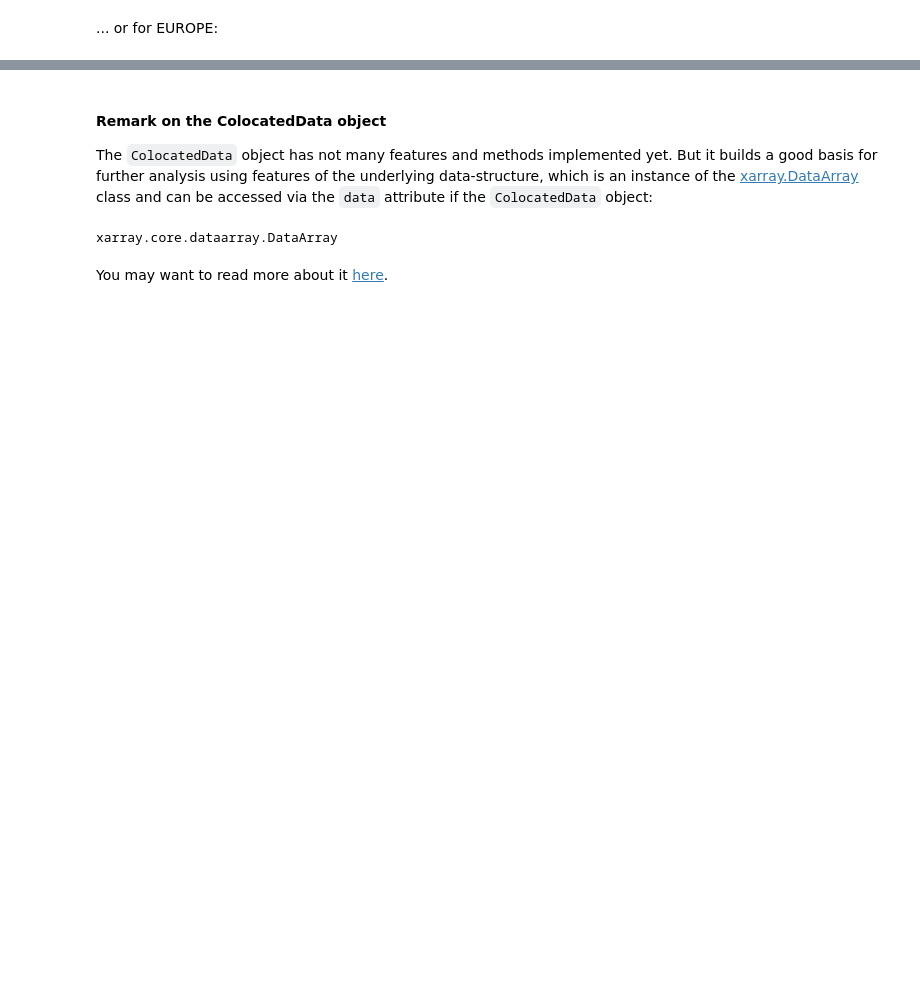
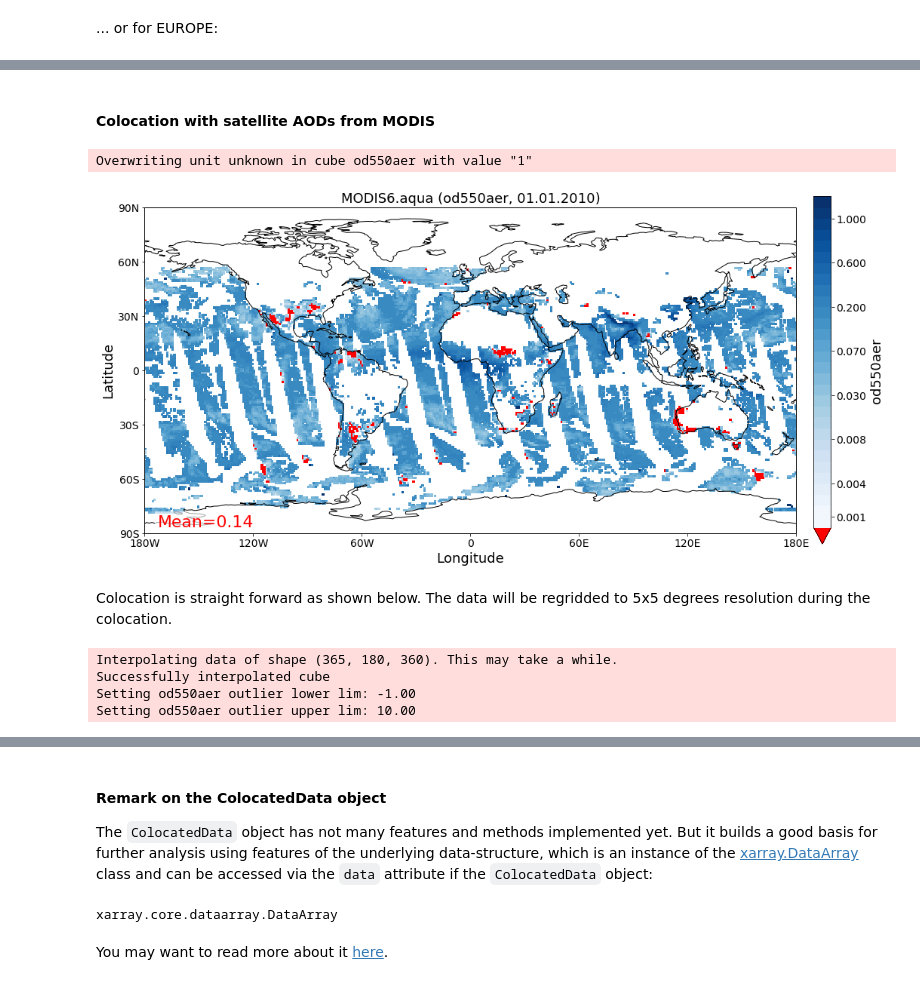
Before and after one commit to metno/pyaerocom-tutorials, a Jupyter notebook: notebooks/tut00_get_started.ipynb, the cells around one changed output, grey strips where cells are left out. Drawn from its saved outputs; the diff is of its cells as text; code cells hidden in the pictures; blank space fills up the shorter version.

```diff
--- a/notebooks/tut00_get_started.ipynb
+++ b/notebooks/tut00_get_started.ipynb
@@ -560,0 +558,22 @@ Successfully interpolated cube
+# %% [markdown]
+#### Colocation with satellite AODs from MODIS
+# %%
+sat_data = pya.io.ReadGridded('MODIS6.aqua').read_var('od550aer', start=2010)
+sat_data.quickplot_map(vmin=.001, vmax=3, c_under='r');
+# %% [output]
+Overwriting unit unknown in cube od550aer with value "1"
+[figure, added]
+# %% [markdown]
+Colocation is straight forward as shown below. The data will be regridded to 5x5 degrees resolution during the colocation.
+# %%
+col_modis_monthly = pya.colocation.colocate_gridded_gridded(gridded_data=od550aer,
+                                                            gridded_data_ref=sat_data,
+                                                            ts_type='monthly',
+                                                            regrid_res_deg=5,
+                                                            remove_outliers=True,
+                                                            harmonise_units=False)
+# %% [output]
+Interpolating data of shape (365, 180, 360). This may take a while.
+Successfully interpolated cube
+Setting od550aer outlier lower lim: -1.00
+Setting od550aer outlier upper lim: 10.00
```
Also changed, not shown: parts of 27 cells of this notebook, 12 other files.
